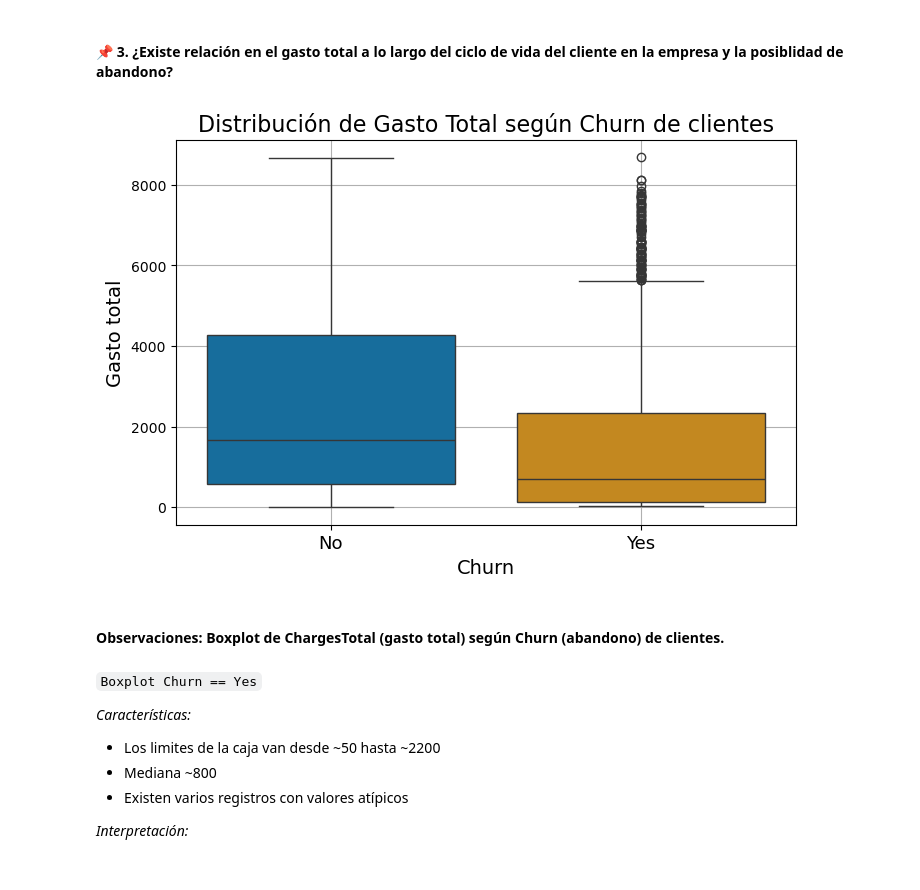
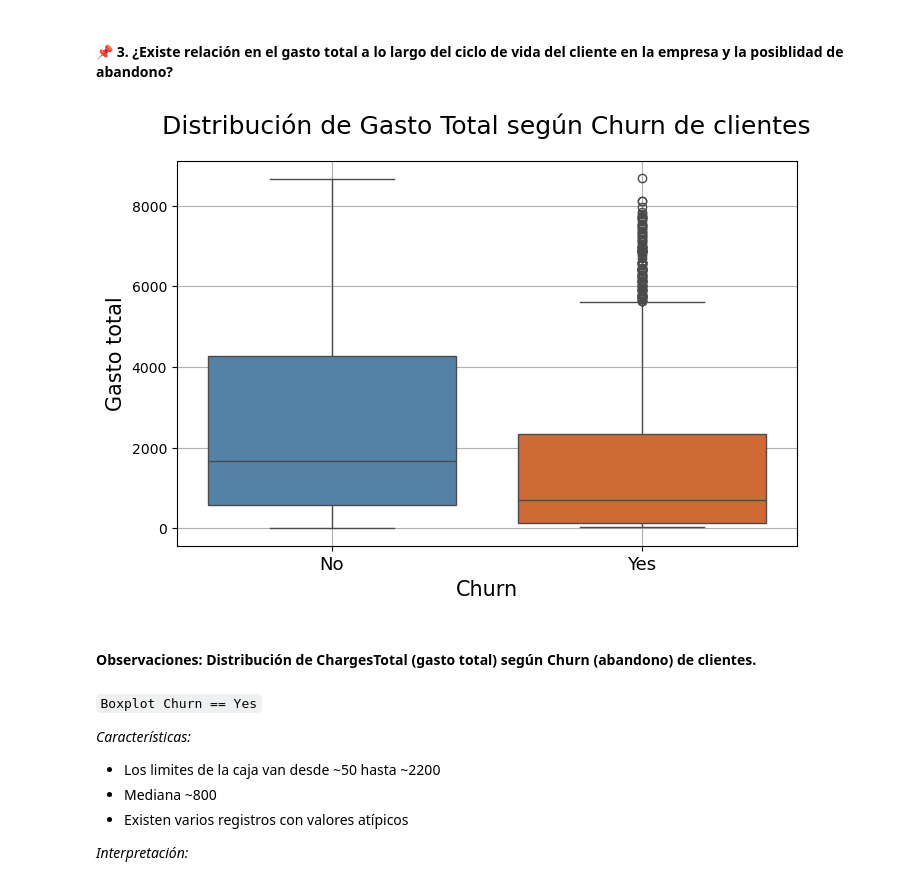
Before and after one commit to ignaciomajo/proyecto_TelecomX, a Jupyter notebook: proyecto_telecomx.ipynb, the cells around one changed output. Saved outputs shown, nothing was run; the diff lists cells and outputs as text; code cells hidden in the pictures.

```diff
--- a/proyecto_telecomx.ipynb
+++ b/proyecto_telecomx.ipynb
@@ -467,6 +467,11 @@ Para comprender mejor los **factores que influyen en el abandono de clientes** e
 10. ¿Existe relación entre la situación familiar del cliente *(pareja, personas a cargo)* y la posibilidad de abandono?
 # %% [markdown]
 ### Exploración: Balance del dataset
+# %%
+# Colores de la paleta 'colorblind'
+colors = sns.color_palette('colorblind')
+cat_colors = ['#176d9c','#c38820','#158b6a']
+churn_colors = ['#4682b4', '#e9611d']
 # %%
 churns = df_churn.groupby('Churn')['Churn'].value_counts()
 churns = pd.DataFrame(churns)
@@ -623,13 +674,19 @@ plt.show()
 # %% [markdown]
 #### 📌 3. ¿Existe relación en el gasto total a lo largo del ciclo de vida del cliente en la empresa y la posiblidad de abandono?
 # %%
-plt.figure(figsize=(8, 5))
-sns.boxplot(data=df_churn, x='Churn', y='ChargesTotal', hue='Churn', palette='colorblind')
-plt.title('Distribución de Gasto Total según Churn de clientes', fontsize=16)
-plt.xlabel('Churn', fontsize=14)
-plt.ylabel('Gasto total', fontsize=14)
+fig, ax = plt.subplots(figsize=(8, 5))
+ax = sns.boxplot(data=df_churn, x='Churn', y='ChargesTotal', hue='Churn', palette=churn_colors)
+plt.title('Distribución de Gasto Total según Churn de clientes', fontsize=18, pad=20)
+plt.xlabel('Churn', fontsize=15)
+plt.ylabel('Gasto total', fontsize=15)
 plt.xticks(fontsize=13)
 plt.grid(True)
+
+fig.savefig(figures_path/'boxplot_Churn_ChargesTotal.png',
+            transparent=False,
+            dpi=300,
+            bbox_inches='tight')
+
 plt.show()
 # %% [output]
-[figure, old version]
+[figure, new version]
@@ -636,5 +695,5 @@ plt.show()
 # %% [markdown]
-#### Observaciones: Boxplot de ChargesTotal (gasto total) según Churn (abandono) de clientes.
+#### Observaciones: Distribución de ChargesTotal (gasto total) según Churn (abandono) de clientes.
 # %% [markdown]
 `Boxplot Churn == Yes`
 
```
Also changed, not shown: parts of 88 cells of this notebook, 24 other files.
